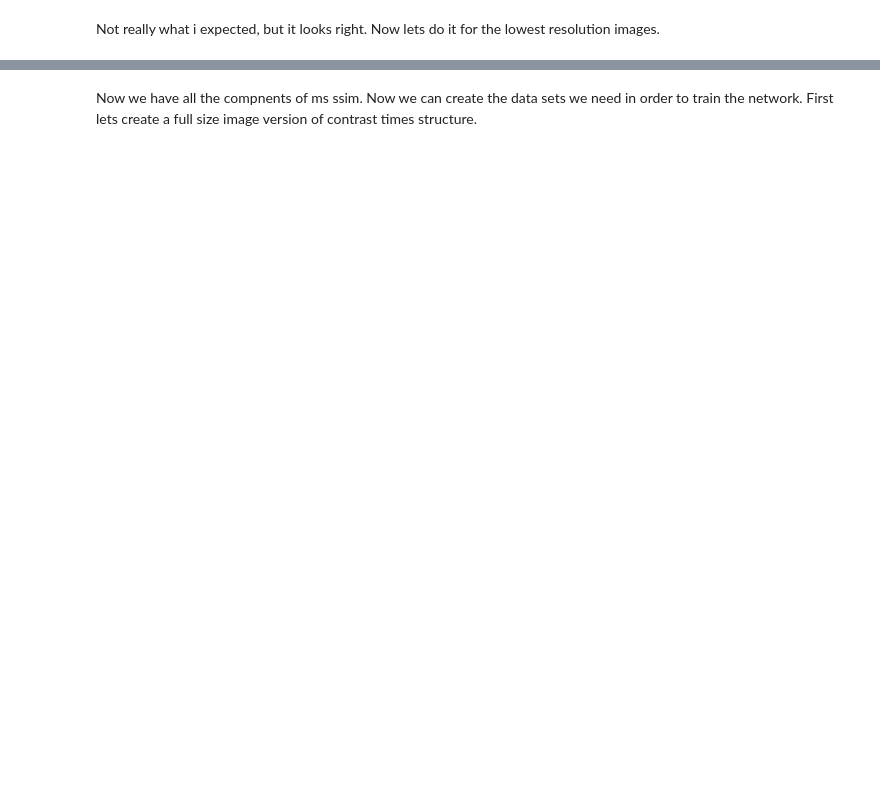
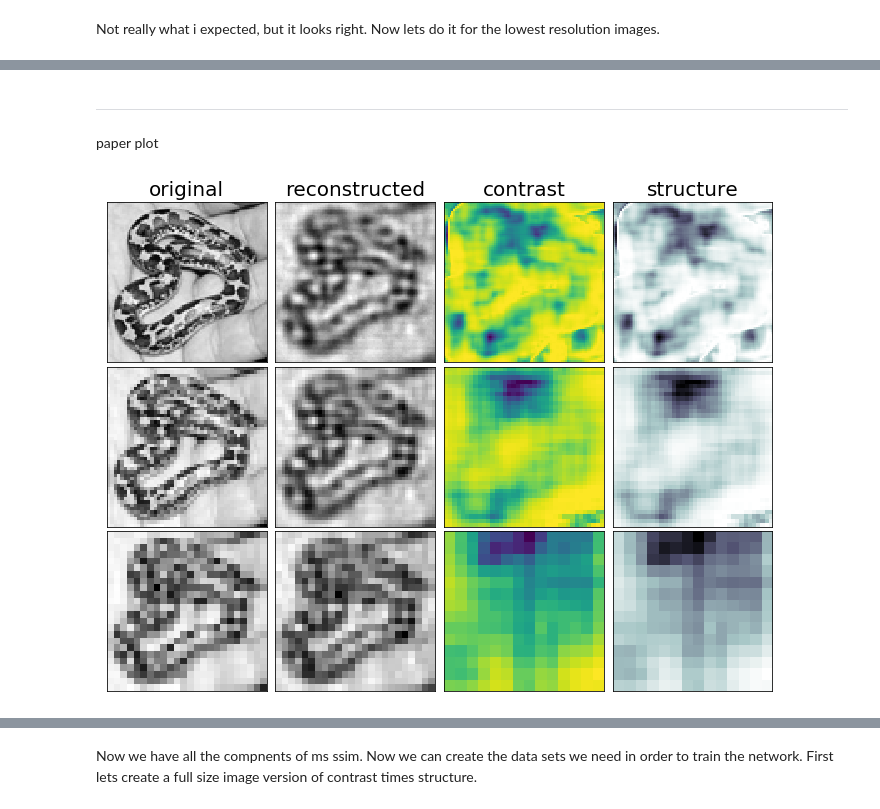
Before and after one commit to michaelneuder/image_quality_analysis, a Jupyter notebook: bin/calculations/ms_ssim/MS_SSIM.ipynb, the cells around one changed output, grey strips where cells are left out. Saved outputs shown, nothing was run; the diff lists cells and outputs as text; code cells hidden in the pictures; blank space fills up the shorter version.

```diff
--- a/bin/calculations/ms_ssim/MS_SSIM.ipynb
+++ b/bin/calculations/ms_ssim/MS_SSIM.ipynb
@@ -346,0 +347,57 @@ plt.show()
+# %% [markdown]
+-----
+paper plot
+# %%
+index = 269
+sample_image_orig = orig_500[index,:,:]; sample_image_recon = recon_500[index,:,:];
+
+sample_image_con = image_contrast(sample_image_orig,sample_image_recon)
+sample_image_str = image_contrast(sample_image_orig,sample_image_recon)
+
+sample_image_orig_ds1, sample_image_recon_ds1 = down_sample(sample_image_orig, sample_image_recon, 2)
+
+sample_image_con_ds1 = image_contrast(sample_image_orig_ds1,sample_image_recon_ds1)
+sample_image_str_ds1 = image_contrast(sample_image_orig_ds1,sample_image_recon_ds1)
+
+sample_image_orig_ds2, sample_image_recon_ds2 = down_sample(sample_image_orig_ds1, sample_image_recon_ds1, 2)
+
+sample_image_con_ds2 = image_contrast(sample_image_orig_ds2,sample_image_recon_ds2)
+sample_image_str_ds2 = image_contrast(sample_image_orig_ds2,sample_image_recon_ds2)
+# %%
+import matplotlib.gridspec as gridspec
+plt.figure(figsize = (12,9))
+gs1 = gridspec.GridSpec(3, 4)
+gs1.update(wspace=0.03, hspace=0.03)
+
+ax_dict = {}
+for ii in range(12):
+    ax_dict[ii] = plt.subplot(gs1[ii])
+    ax_dict[ii].set_xticklabels([])
+    ax_dict[ii].set_yticklabels([])
+    ax_dict[ii].get_xaxis().set_visible(False)
+    ax_dict[ii].get_yaxis().set_visible(False)
+
+ax_dict[0].set_title('original', size=20)
+ax_dict[1].set_title('reconstructed', size=20)
+ax_dict[2].set_title('contrast', size=20)
+ax_dict[3].set_title('structure', size=20)
+
+ax_dict[0].imshow(sample_image_orig, cmap='gray')
+ax_dict[1].imshow(sample_image_recon, cmap='gray')
+ax_dict[2].imshow(sample_image_con, cmap='viridis')
+ax_dict[3].imshow(sample_image_str, cmap='bone')
+
+ax_dict[4].imshow(sample_image_orig_ds1, cmap='gray')
+ax_dict[5].imshow(sample_image_recon_ds1, cmap='gray')
+ax_dict[6].imshow(sample_image_con_ds1, cmap='viridis')
+ax_dict[7].imshow(sample_image_str_ds1, cmap='bone')
+
+ax_dict[8].imshow(sample_image_orig_ds2, cmap='gray')
+ax_dict[9].imshow(sample_image_recon_ds2, cmap='gray')
+ax_dict[10].imshow(sample_image_con_ds2, cmap='viridis')
+ax_dict[11].imshow(sample_image_str_ds2, cmap='bone')
+
+plt.savefig('data_sample_msssim.png')
+plt.show()
+# %% [output]
+[figure, added]
```
Also changed, not shown: parts of 8 cells of this notebook, 6 other files.
